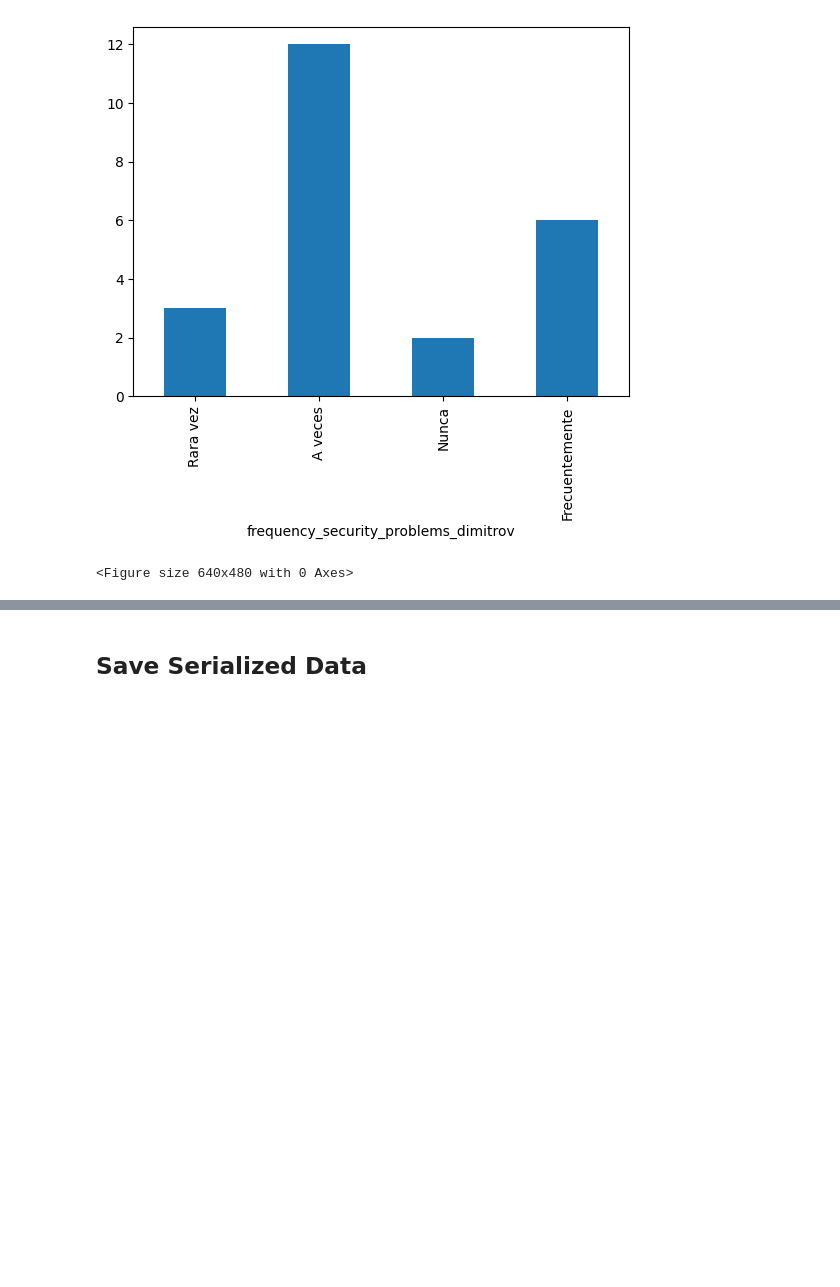
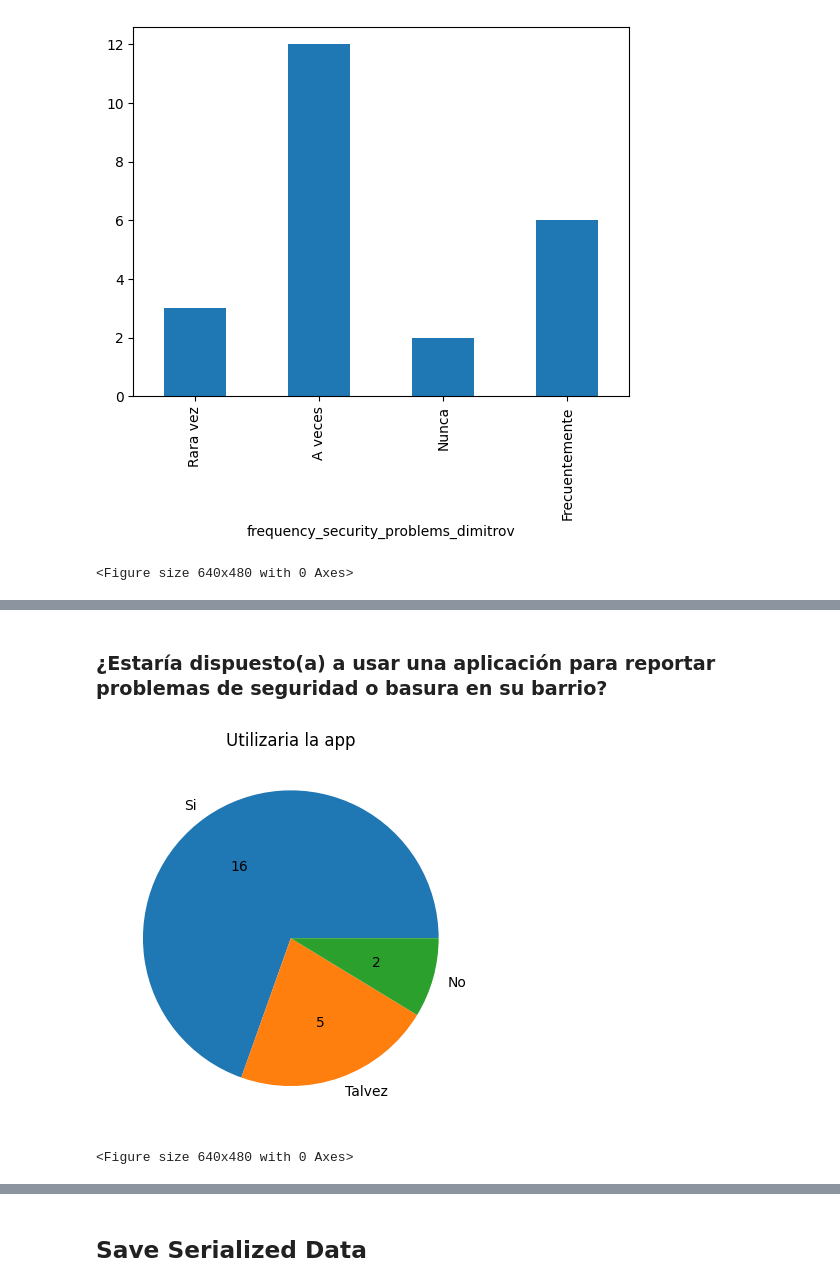
Before and after one commit to Mortadelo24/survey-integrador-one, a Jupyter notebook: notebook.ipynb, the cells around one changed output, grey strips where cells are left out. Cells and saved outputs as stored; diff of their text form; code cells hidden in the pictures; blank space fills up the shorter version.

```diff
--- a/notebook.ipynb
+++ b/notebook.ipynb
@@ -168,0 +219,10 @@ plt.clf()
+# %% [markdown]
+### ¿Estaría dispuesto(a) a usar una aplicación para reportar problemas de seguridad o basura en su barrio?
+# %%
+would_use_app_plot = results["would_use_app"].value_counts().rename(index=ambiguous_questions_labels).plot(kind="pie", autopct=get_results_absolute_value)
+would_use_app_plot.set_title("Utilizaria la app")
+would_use_app_plot.set_axis_off()
+create_plot("usaria_app")
+# %% [output]
+[figure, added]
+<Figure size 640x480 with 0 Axes>
```
Also changed, not shown: parts of 23 cells of this notebook, 11 other files.
